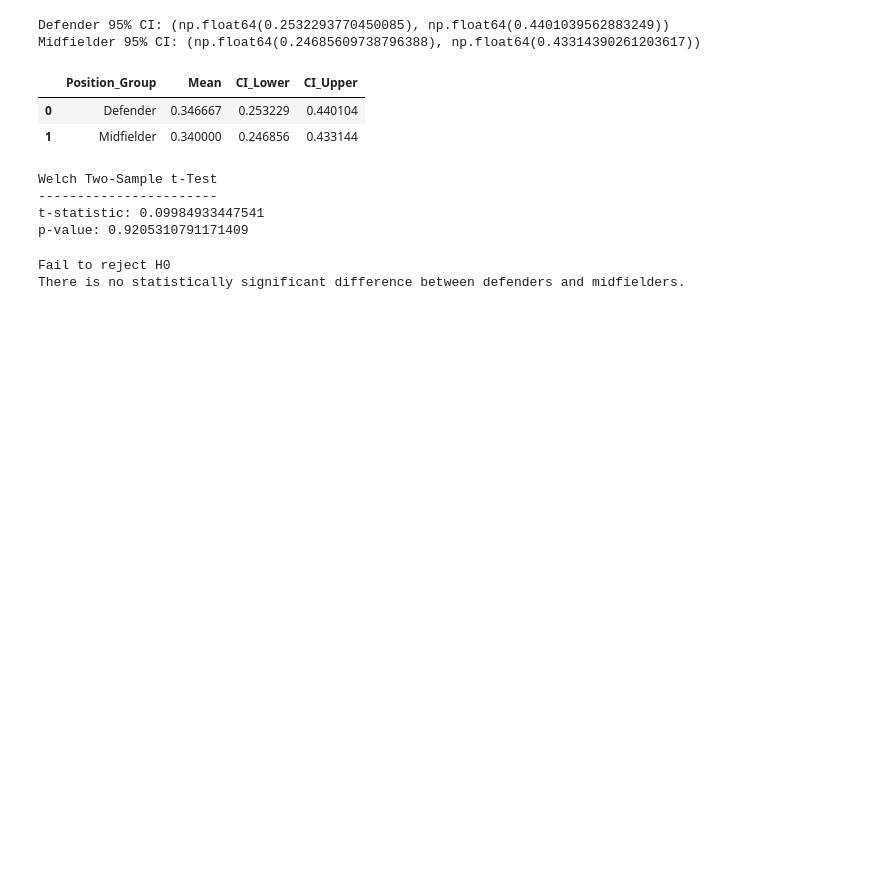
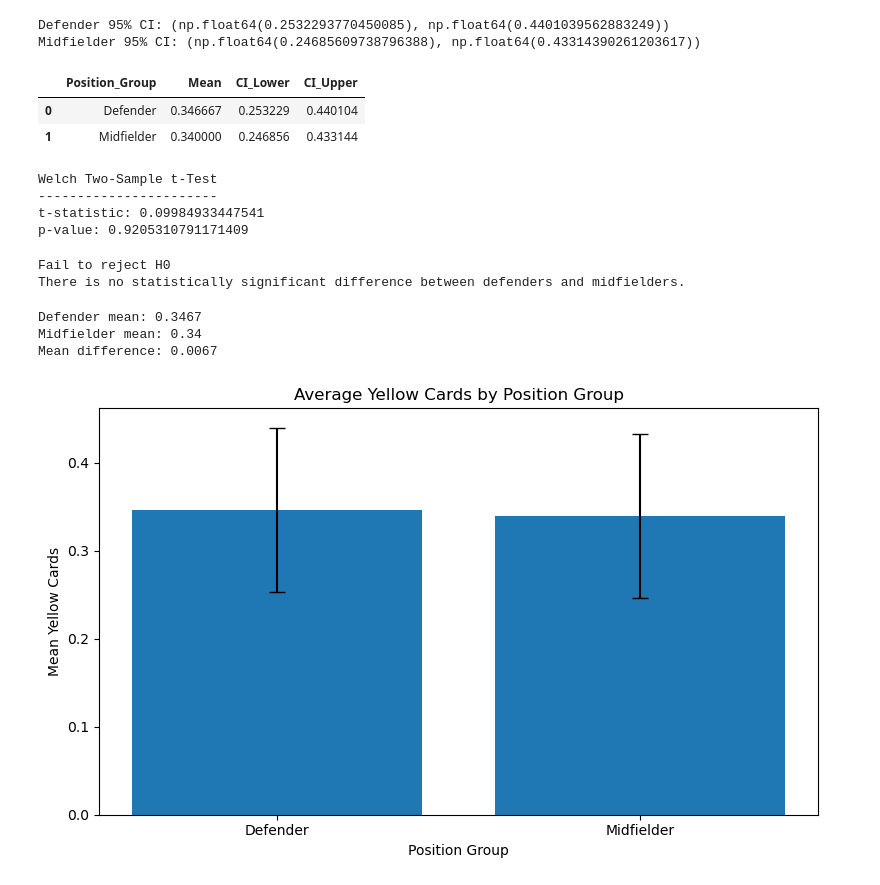
Before and after one commit to hemraj2504/Fifa-World-Cup-2026, a Jupyter notebook: notebooks/player_discipline.ipynb, the cells around one changed output. Saved outputs shown, nothing was run; the diff lists cells and outputs as text; code cells hidden in the pictures; blank space fills up the shorter version.

Commit message:
processed data

```diff
--- a/notebooks/player_discipline.ipynb
+++ b/notebooks/player_discipline.ipynb
@@ -343,3 +444,69 @@ else:
 # %% [output]
 Fail to reject H0
 There is no statistically significant difference between defenders and midfielders.
+# %%
+# Calculate the difference in mean yellow cards
+
+defender_mean = defender_sample['CrdY'].mean()
+midfielder_mean = midfielder_sample['CrdY'].mean()
+
+mean_difference = defender_mean - midfielder_mean
+
+print("Defender mean:", round(defender_mean, 4))
+print("Midfielder mean:", round(midfielder_mean, 4))
+print("Mean difference:", round(mean_difference, 4))
+# %% [output]
+Defender mean: 0.3467
+Midfielder mean: 0.34
+Mean difference: 0.0067
+# %%
+# Prepare data for the final visualisation
+
+groups = ['Defender', 'Midfielder']
+
+means = [
+    defender_sample['CrdY'].mean(),
+    midfielder_sample['CrdY'].mean()
+]
+
+lower_bounds = [
+    defender_ci[0],
+    midfielder_ci[0]
+]
+
+upper_bounds = [
+    defender_ci[1],
+    midfielder_ci[1]
+]
+
+# Calculate error-bar sizes
+
+lower_errors = [
+    means[i] - lower_bounds[i]
+    for i in range(2)
+]
+
+upper_errors = [
+    upper_bounds[i] - means[i]
+    for i in range(2)
+]
+
+# Create the chart
+
+plt.figure(figsize=(8, 5))
+
+plt.bar(
+    groups,
+    means,
+    yerr=[lower_errors, upper_errors],
+    capsize=6
+)
+
+plt.title('Average Yellow Cards by Position Group')
+plt.xlabel('Position Group')
+plt.ylabel('Mean Yellow Cards')
+
+plt.tight_layout()
+plt.show()
+# %% [output]
+[figure, added]
```
Also changed, not shown: parts of 8 cells of this notebook, 3 other files.
